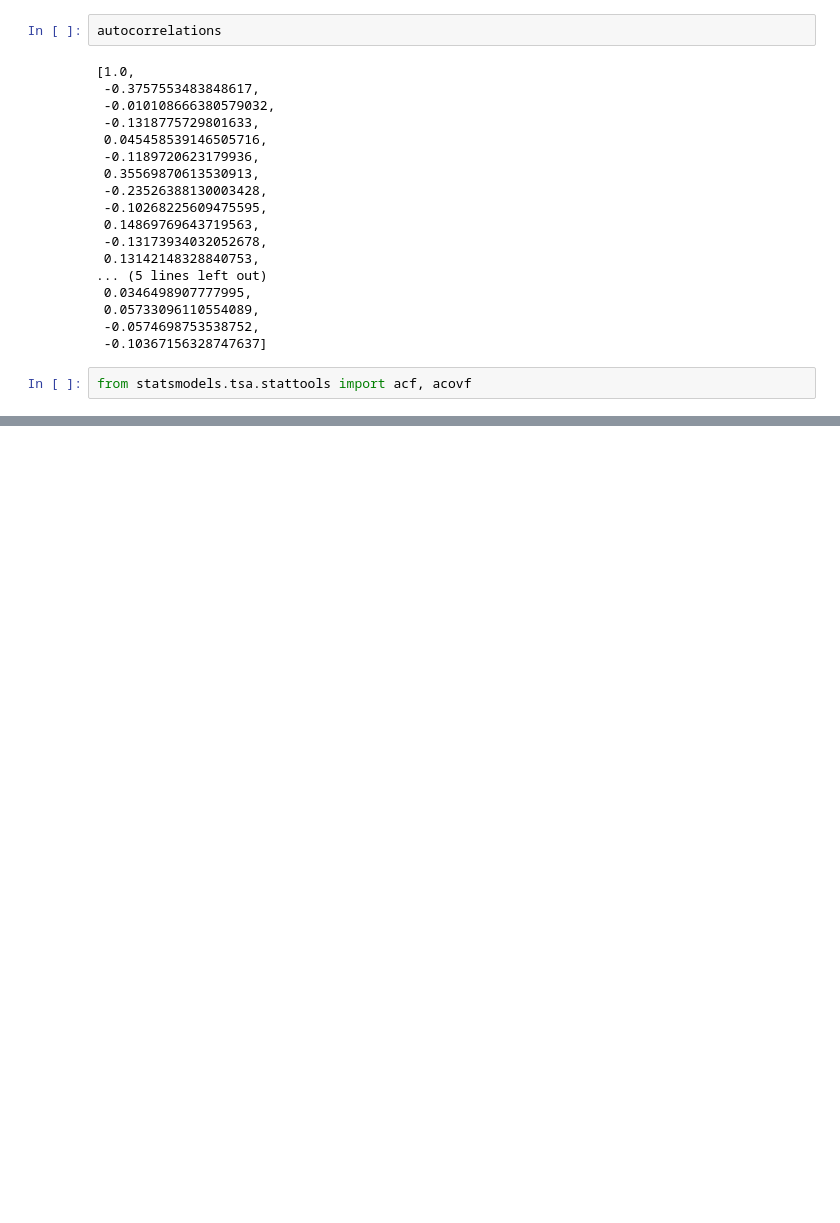
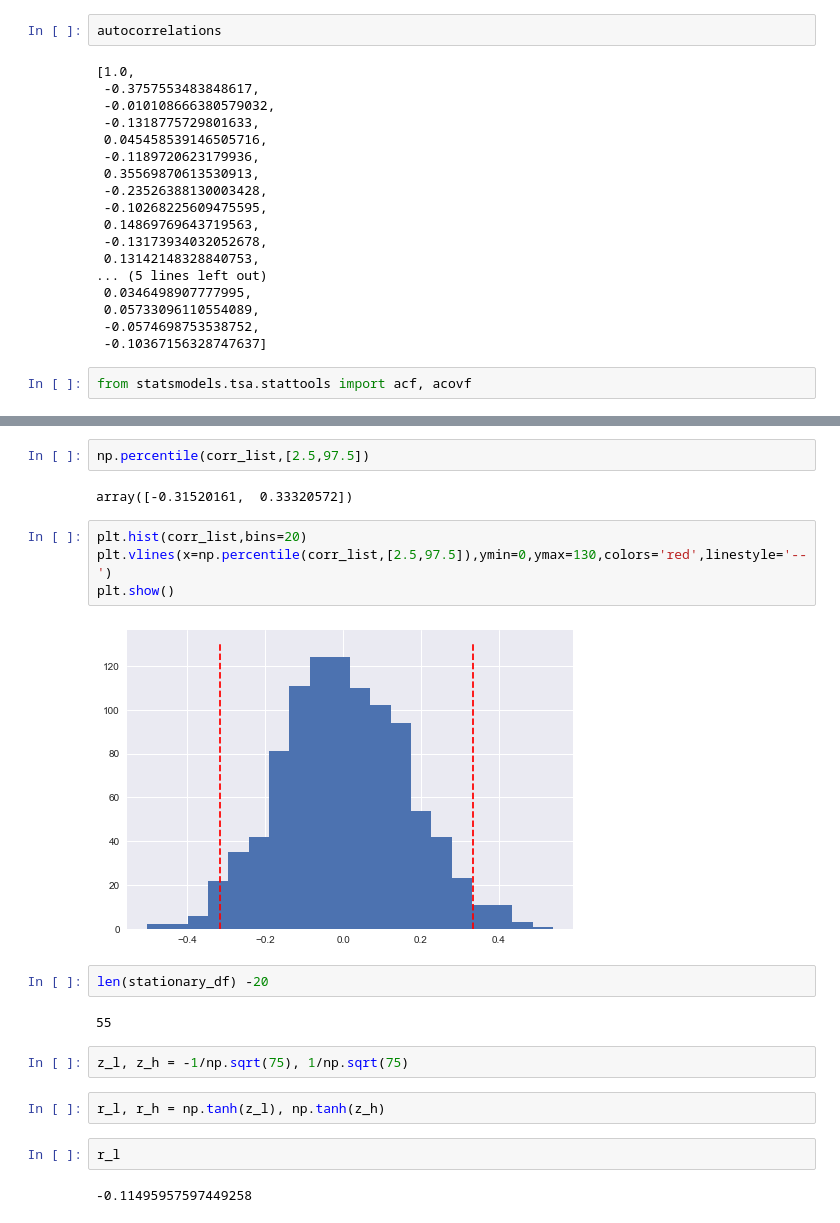
Before and after one commit to MichaelNormandyGavin/Zillow-Apartments, a Jupyter notebook: zillow_eda.ipynb, the cells around one changed output, grey strips where cells are left out. Drawn from its saved outputs; the diff is of its cells as text; blank space fills up the shorter version.

```diff
--- a/zillow_eda.ipynb
+++ b/zillow_eda.ipynb
@@ -467,0 +498,22 @@ KeyError: 'RentalPrice_m'
+# %%
+np.percentile(corr_list,[2.5,97.5])
+# %% [output]
+array([-0.31520161,  0.33320572])
+# %%
+plt.hist(corr_list,bins=20)
+plt.vlines(x=np.percentile(corr_list,[2.5,97.5]),ymin=0,ymax=130,colors='red',linestyle='--')
+plt.show()
+# %% [output]
+[figure, added]
+# %%
+len(stationary_df) -20
+# %% [output]
+55
+# %%
+z_l, z_h = -1/np.sqrt(75), 1/np.sqrt(75)
+# %%
+r_l, r_h = np.tanh(z_l), np.tanh(z_h)
+# %%
+r_l
+# %% [output]
+-0.11495957597449258
```
Also changed, not shown: parts of 2 cells of this notebook.
